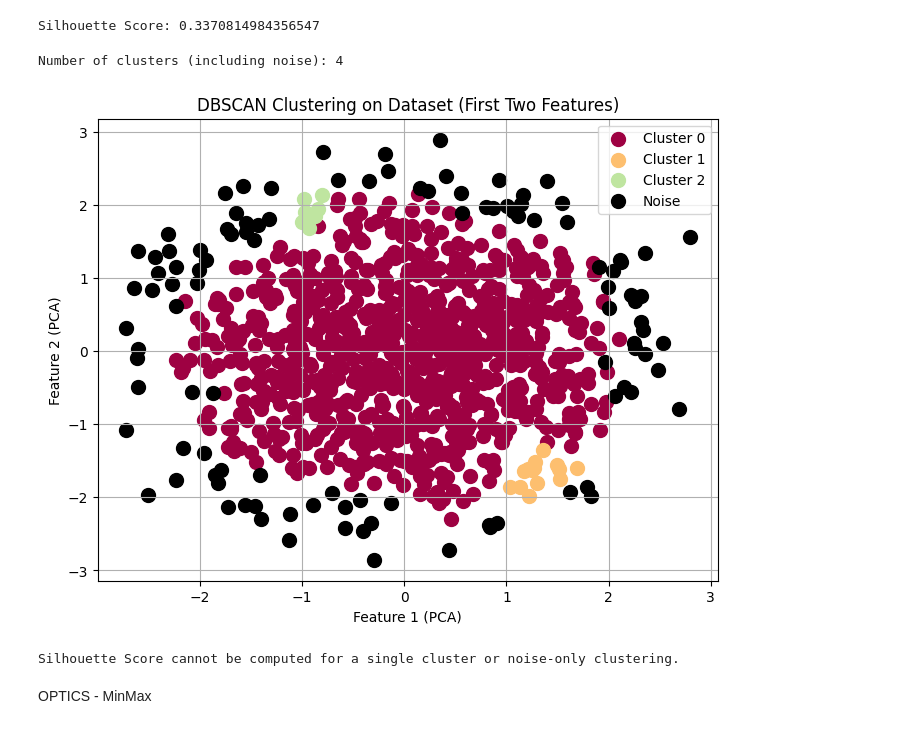
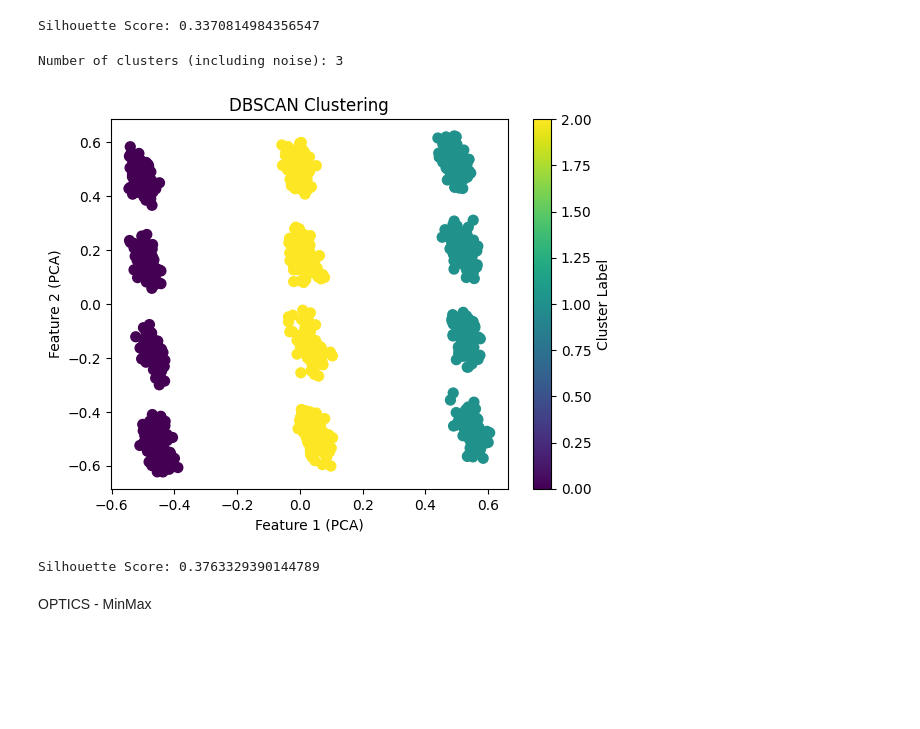
Before and after one commit to ishubhgupta/DIY-Unsupervised-clustering, a Jupyter notebook: test.ipynb, the cells around one changed output. Cells and saved outputs as stored; diff of their text form; code cells hidden in the pictures; blank space fills up the shorter version.

```diff
--- a/test.ipynb
+++ b/test.ipynb
@@ -143,67 +143,51 @@ df = pd.read_csv("MOCK_DATA.csv")
 # Encode categorical features
 le = LabelEncoder()
 df['gender'] = le.fit_transform(df['gender'])
 df['region'] = le.fit_transform(df['region'])
 df['customer_type'] = le.fit_transform(df['customer_type'])
 
 # Feature selection
 col = ['age', 'income', 'purchase_history', 'customer_spending_score', 'freq_of_visit', 'gender', 'region', 'customer_type']
 X = df[col].values
 
 # Scaling the dataset
-scaler = StandardScaler()  # StandardScaler is also an option, depending on the data
+# scaler = StandardScaler() # StandardScaler is also an option, depending on the data
+scaler = MinMaxScaler()
 X_scaled = scaler.fit_transform(X)
 
 # Dimensionality Reduction using PCA
 pca = PCA(n_components=2)
 X_pca = pca.fit_transform(X_scaled)
 
 # Apply DBSCAN clustering
-dbscan = DBSCAN(eps=0.3, min_samples=10)
+# dbscan = DBSCAN(eps=0.3, min_samples=10)
+dbscan = DBSCAN(eps=0.2, min_samples=12)
 dbscan.fit(X_pca)
 
 # Get the labels assigned by DBSCAN
 labels = dbscan.labels_
 
 # Check the number of unique labels (clusters)
 unique_labels = set(labels)
 print(f"Number of clusters (including noise): {len(unique_labels)}")
+def plot_clusters(X, labels, algorithm_name):
+    plt.scatter(X[:, 0], X[:, 1], c=labels, s=50, cmap='viridis')
+    plt.title(f'{algorithm_name} Clustering')
+    plt.xlabel('Feature 1 (PCA)')
+    plt.ylabel('Feature 2 (PCA)')
+    plt.colorbar(label='Cluster Label')
+    plt.show()
 
-# Visualize the clustered data
-plt.figure(figsize=(8, 6))
-
-# Scatter plot of the data points colored by cluster label
-colors = [plt.cm.Spectral(each) for each in np.linspace(0, 1, len(unique_labels))]
-
-for k, col in zip(unique_labels, colors):
-    if k == -1:
-        # Black used for noise.
-        col = [0, 0, 0, 1]
-
-    class_member_mask = (labels == k)
-    xy = X_pca[class_member_mask]
-    plt.scatter(xy[:, 0], xy[:, 1], c=[col], s=100, label=f"Cluster {k}" if k != -1 else "Noise")
-
-# Adding title and labels
-plt.title('DBSCAN Clustering on Dataset (First Two Features)')
-plt.xlabel('Feature 1 (PCA)')
-plt.ylabel('Feature 2 (PCA)')
-plt.legend(loc='best')
-plt.grid(True)
-
-# Show the plot
-plt.show()
+# Plot the clusters
+plot_clusters(X_pca, labels, 'DBSCAN')
 
 # Evaluate clustering performance
-if len(unique_labels) > 1 and -1 not in unique_labels:
-    score = silhouette_score(X_pca, labels)
-    print("Silhouette Score:", score)
-else:
-    print("Silhouette Score cannot be computed for a single cluster or noise-only clustering.")
+score = silhouette_score(X_pca, labels)
+print("Silhouette Score:", score)
 # %% [output]
-Number of clusters (including noise): 4
+Number of clusters (including noise): 3
-[figure, old version]
+[figure, new version]
-Silhouette Score cannot be computed for a single cluster or noise-only clustering.
+Silhouette Score: 0.3763329390144789
 # %% [markdown]
 OPTICS - MinMax
 # %%
```
Also changed, not shown: parts of 1 cell of this notebook, 1 other file.
